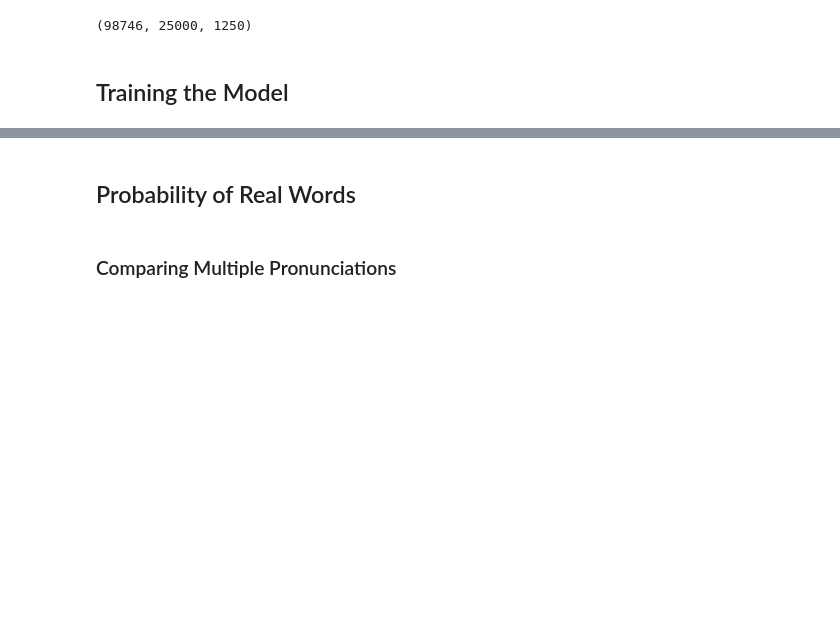
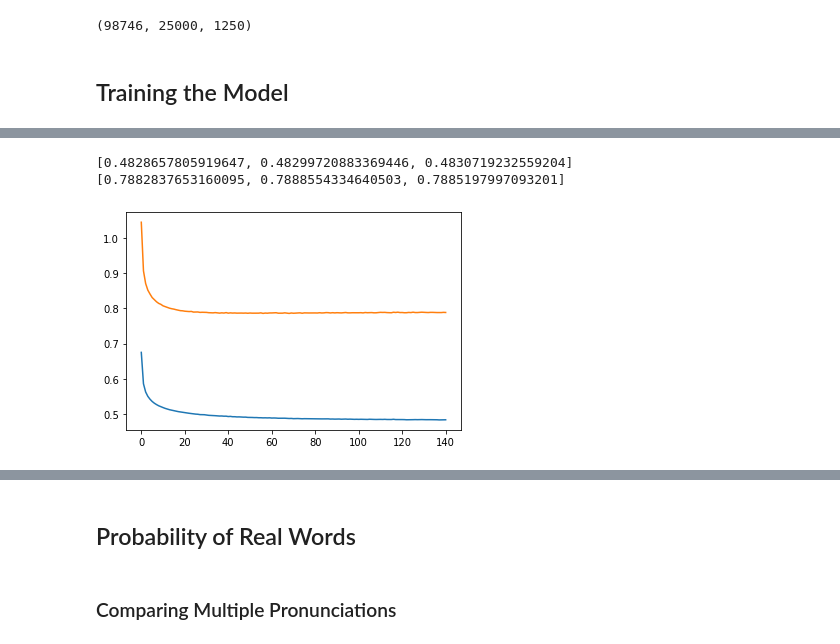
Before and after one commit to colinpollock/sonorant, a Jupyter notebook: LM RNN.ipynb, the cells around one changed output, grey strips where cells are left out. Drawn from its saved outputs; the diff is of its cells as text; code cells hidden in the pictures; blank space fills up the shorter version.

```diff
--- a/LM RNN.ipynb
+++ b/LM RNN.ipynb
@@ -105,0 +128,12 @@ Wall time: 2min 24s
+# %%
+train_losses_2, dev_losses_2 = _15
+# %%
+plt.plot(train_losses_2)
+plt.plot(dev_losses_2)
+
+print(train_losses_2[-3:])
+print(dev_losses_2[-3:])
+# %% [output]
+[0.4828657805919647, 0.48299720883369446, 0.4830719232559204]
+[0.7882837653160095, 0.7888554334640503, 0.7885197997093201]
+[figure, added]
```
Also changed, not shown: parts of 24 cells of this notebook.
